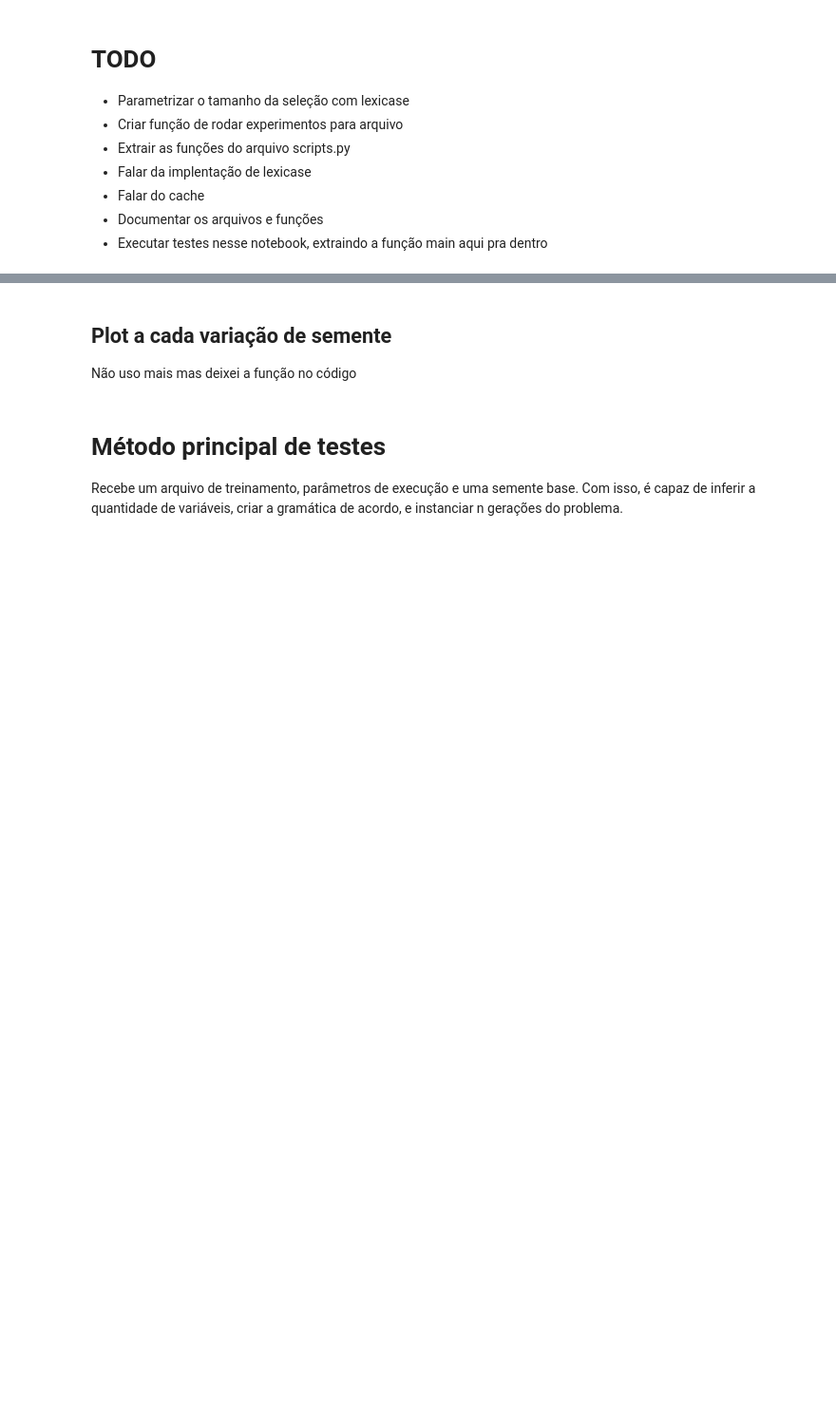
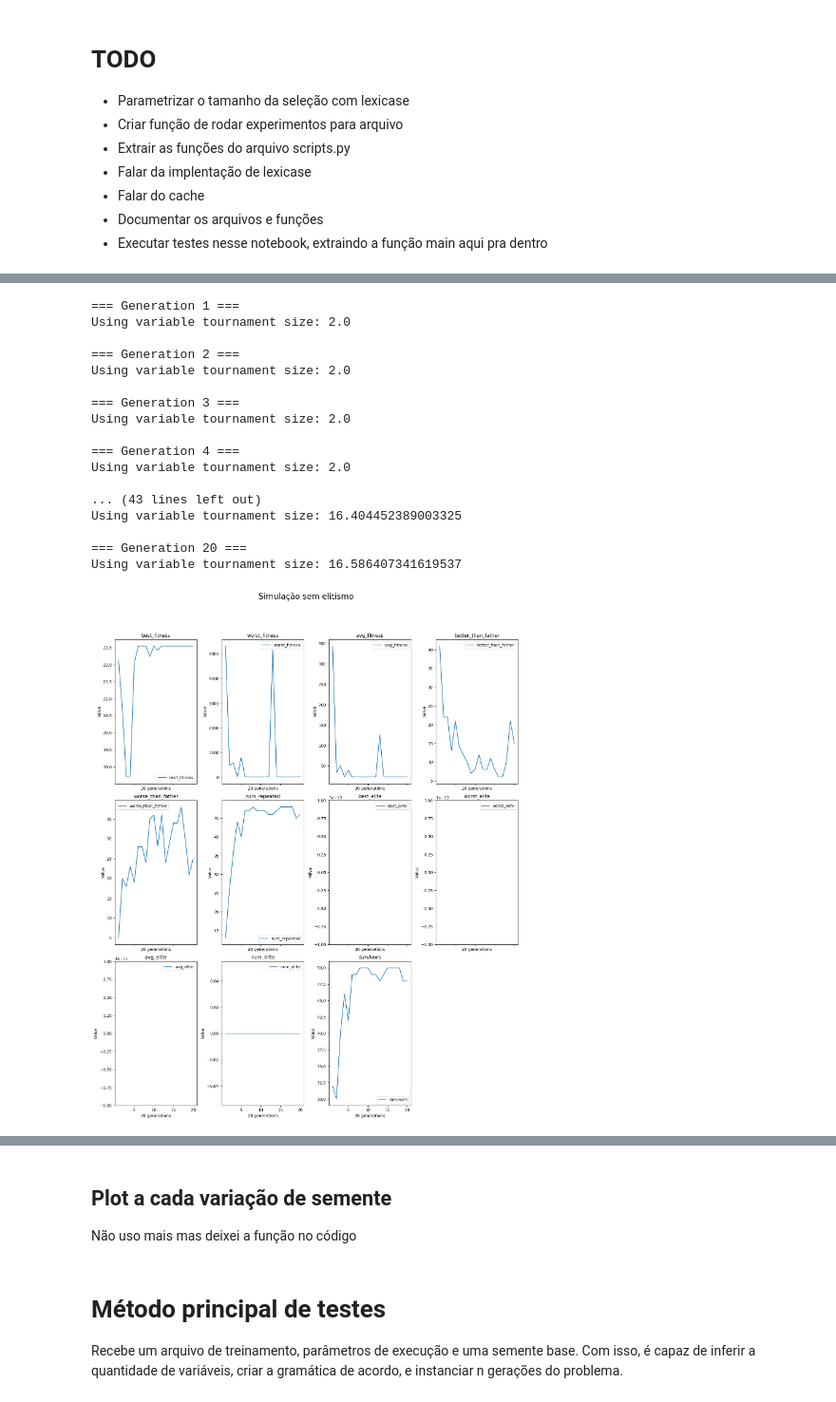
Before and after one commit to diogoneiss/Structured-Grammar-Evolution-in-Numba, a Jupyter notebook: tp1.ipynb, the cells around one changed output, grey strips where cells are left out. Shown at 95% size. Drawn from its saved outputs; the diff is of its cells as text; code cells hidden in the pictures; blank space fills up the shorter version.

```diff
--- a/tp1.ipynb
+++ b/tp1.ipynb
@@ -594,0 +736,22 @@ print(stats.shape)
+# %%
+run_stats, run_final_genotypes, used_grammar = genetic_programming(20, 50, 5, 0.2, 0.7, 0, variable_matrix, y, 10)
+plot_stats(run_stats, index_to_variable_name, "Simulação sem elitismo")
+# %% [output]
+=== Generation 1 ===
+Using variable tournament size: 2.0
+
+=== Generation 2 ===
+Using variable tournament size: 2.0
+
+=== Generation 3 ===
+Using variable tournament size: 2.0
+
+=== Generation 4 ===
+Using variable tournament size: 2.0
+
+... (43 lines left out)
+Using variable tournament size: 16.404452389003325
+
+=== Generation 20 ===
+Using variable tournament size: 16.586407341619537
+[figure, added]
```
Also changed, not shown: parts of 18 cells of this notebook, 4 other files.
